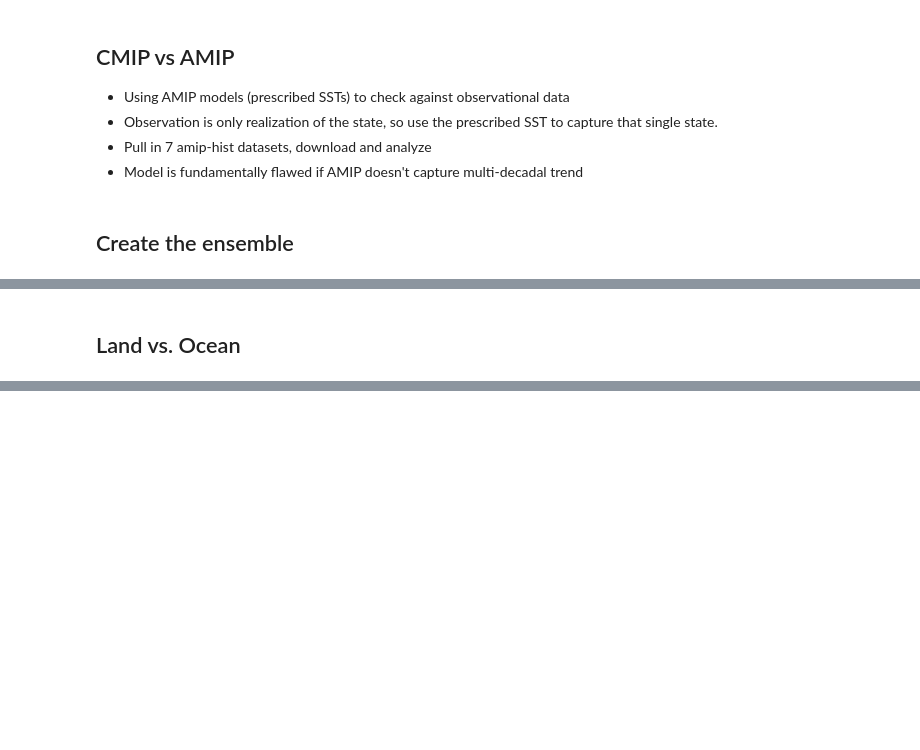
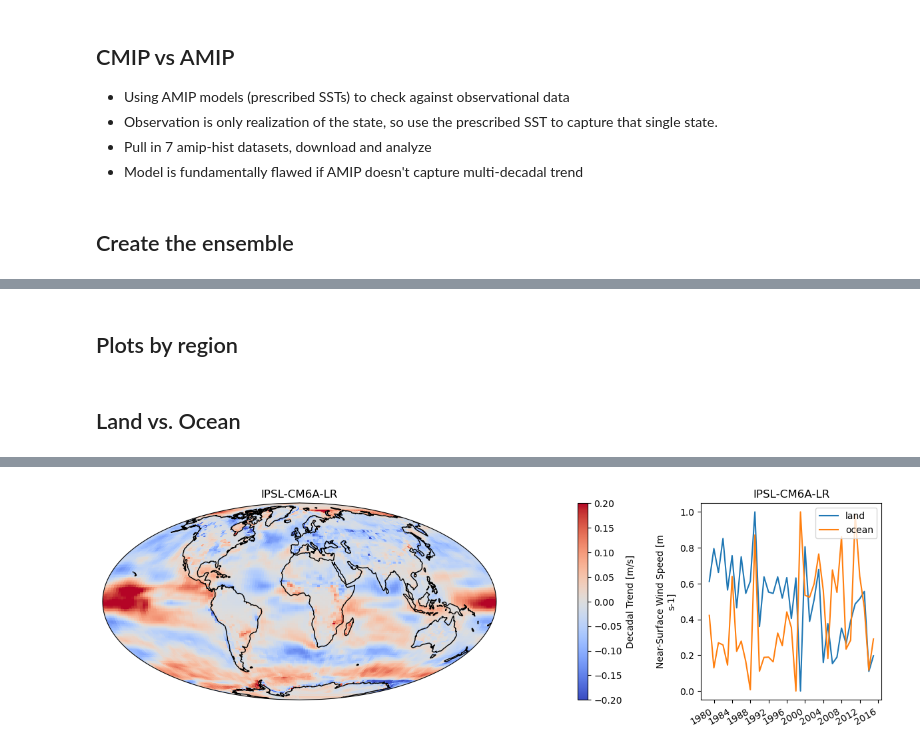
Before and after one commit to ivalencius/winds-of-change, a Jupyter notebook: amip_validation.ipynb, the cells around one changed output, grey strips where cells are left out. Drawn from its saved outputs; the diff is of its cells as text; code cells hidden in the pictures; blank space fills up the shorter version.

Commit message:
using sfcWind

```diff
--- a/amip_validation.ipynb
+++ b/amip_validation.ipynb
@@ -117,14 +187,21 @@ All models:
+# %% [markdown]
+## Plots by region
+# %%
+land_region = regionmask.defined_regions.natural_earth_v5_0_0.land_110  # Land has value 0
+
+fig = plt.figure(figsize=(14, int(n_models*3)), constrained_layout=True)
+gs = fig.add_gridspec(n_models, 2, width_ratios=[3, 1])
+
+for i, k in enumerate(tqdm(model_names, desc='Plotting models')):
 # %% [markdown]
 ## Land vs. Ocean
 # %%
-keys = model_names
-n_models = len(keys)
 land_region = regionmask.defined_regions.natural_earth_v5_0_0.land_110  # Land has value 0
 
 fig = plt.figure(figsize=(14, int(n_models*3)), constrained_layout=True)
 gs = fig.add_gridspec(n_models, 2, width_ratios=[3, 1])
 
-for i, k in enumerate(tqdm(keys, desc='Plotting models')):
+for i, k in enumerate(tqdm(model_names, desc='Plotting models')):
     # Name of model
     # name = k.split('.')[2]
     name=k
@@ -138,7 +215,7 @@ for i, k in enumerate(tqdm(keys, desc='Plotting models')):
     # Reduce the dataset
     da = ensemble_mean_std_max_min(ds)
     # Extract eastward wind
-    sfcWind = da['nsws_mean']
+    sfcWind = da['sfcWind_mean']
     # Plot map
     trend = (
         sfcWind.cf.groupby('T.year').mean()
@@ -164,5 +241,7 @@ for i, k in enumerate(tqdm(keys, desc='Plotting models')):
     ts.set_title(name)
     ts.set_xlabel('')
     ts.legend(loc='upper right')
+    break
 
 plt.show()
+# %% [output]
@@ -168,0 +249 @@ plt.show()
+[figure, added]
```
Also changed, not shown: parts of 7 cells of this notebook, 1 other file.
